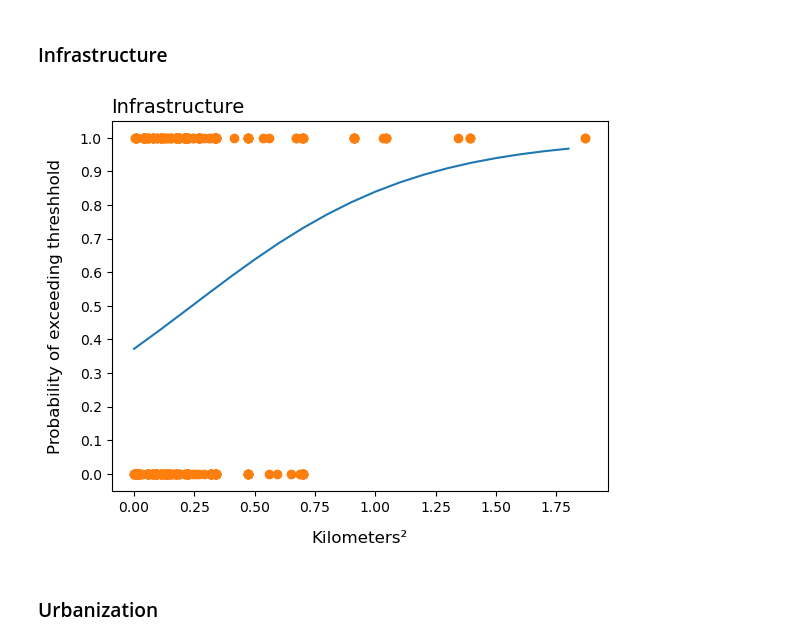
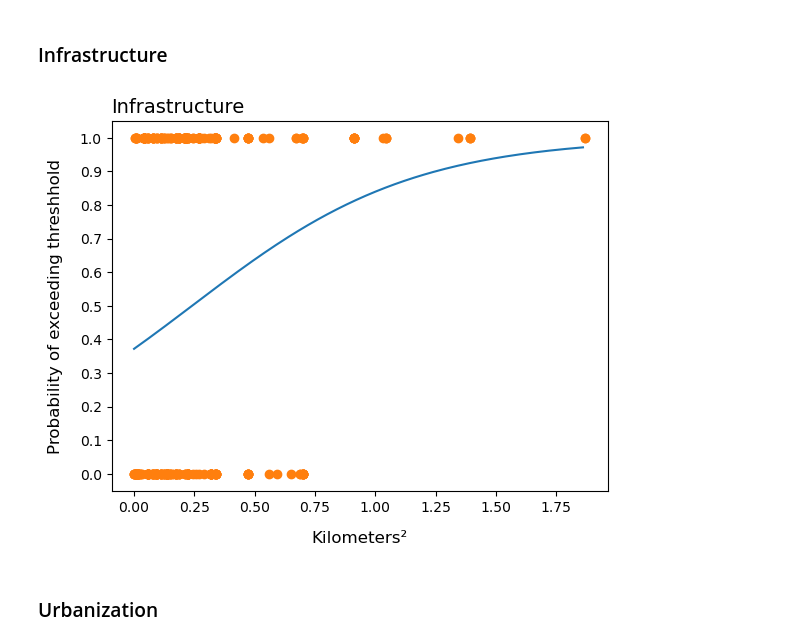
Before and after one commit to hammerdirt-analyst/landuse, a Jupyter notebook: probability.ipynb, the cells around one changed output. Drawn from its saved outputs; the diff is of its cells as text; code cells hidden in the pictures.

```diff
--- a/probability.ipynb
+++ b/probability.ipynb
@@ -559,35 +557,35 @@ Each graph represents the
 import statsmodels.formula.api as smf
 from scipy.special import expit
 to_test["failed"] = (df.pcs_m > threshhold).astype('int')
 log_of = to_test[["location", "failed"]].copy()
 log_of["infrastructure"] = log_of.location.apply(lambda x: ict.loc[ict.location == x, "infrastructure"].values[0])
 log_of["infrastructure"] = log_of.infrastructure/1000000
 
 obj_min, obj_max = log_of.infrastructure.min(), log_of.infrastructure.max()
 
 formula = 'failed ~ infrastructure'
 results = smf.logit(formula, data=log_of).fit(disp=False)
 inter = results.params['Intercept']
 slope = results.params['infrastructure']
-xs = np.arange(obj_min, obj_max, step=.1)
+xs = np.arange(obj_min, obj_max, step=.01)
 
 log_odds = inter + slope * xs
 odds = np.exp(log_odds)
 
 ps_x = expit(inter + slope * xs)
 
 fig, ax = plt.subplots()
 
 ax.plot(xs, ps_x)
 ax.plot(log_of["infrastructure"], log_of["failed"], 'o')
 ax.set_title("Infrastructure", fontsize=14, loc='left')
 
 ax.set_xlabel("Kilometers²", fontsize=12,labelpad=12)
 ax.set_ylabel("Probability of exceeding threshhold", fontsize=12, labelpad=12)
 ax.yaxis.set_major_locator(ticker.MultipleLocator(.1))
 plt.show()
 # %% [output]
-[figure, old version]
+[figure, new version]
 # %% [markdown]
 ### Urbanization
 # %%
```
Also changed, not shown: parts of 2 cells of this notebook, 1 other file.
